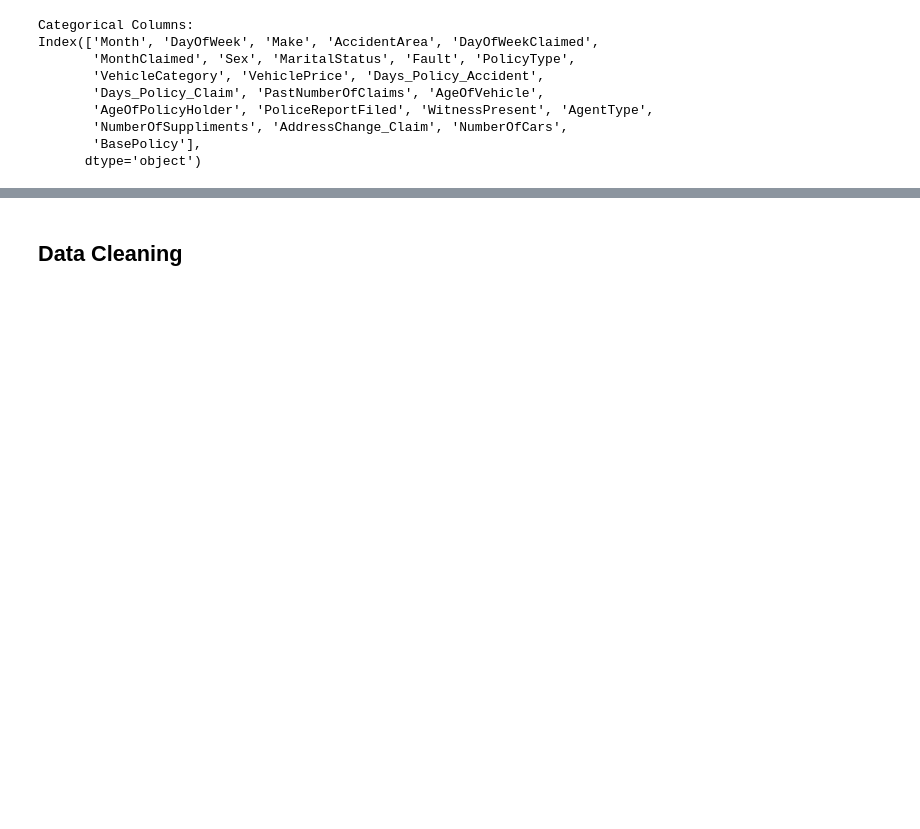
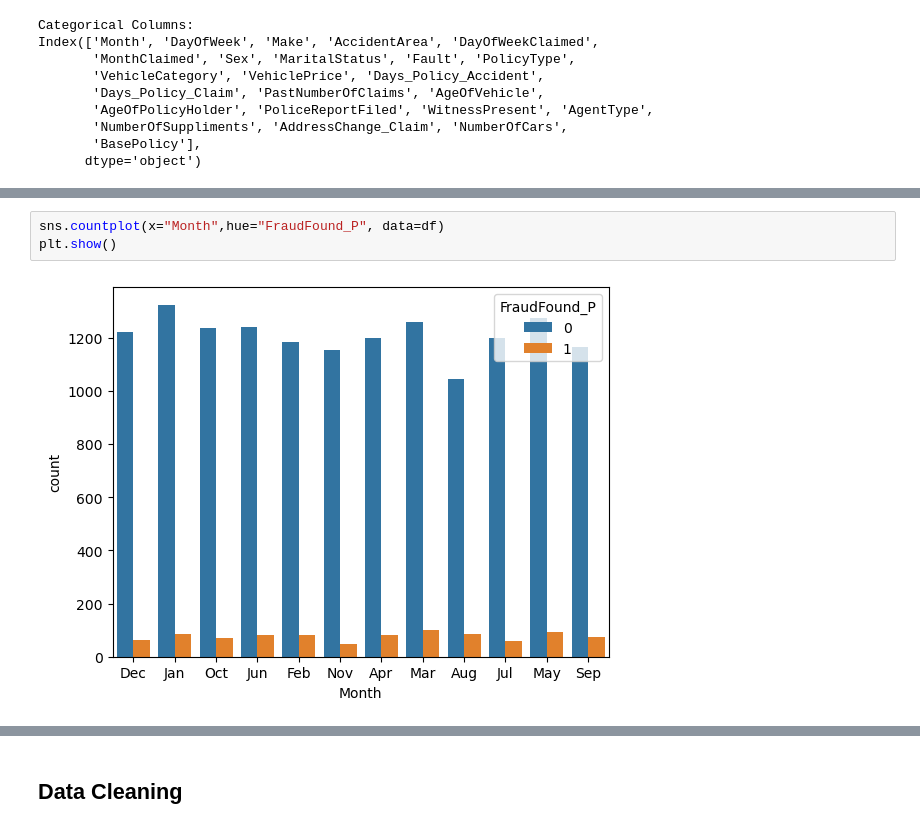
Before and after one commit to synaan/vehicle-claim-insurance, a Jupyter notebook: froud_oracle.ipynb, the cells around one changed output, grey strips where cells are left out. Drawn from its saved outputs; the diff is of its cells as text; blank space fills up the shorter version.

```diff
--- a/froud_oracle.ipynb
+++ b/froud_oracle.ipynb
@@ -372,0 +393,5 @@ plt.show()
+# %%
+sns.countplot(x="Month",hue="FraudFound_P", data=df)
+plt.show()
+# %% [output]
+[figure, added]
```
Also changed, not shown: parts of 81 cells of this notebook.
